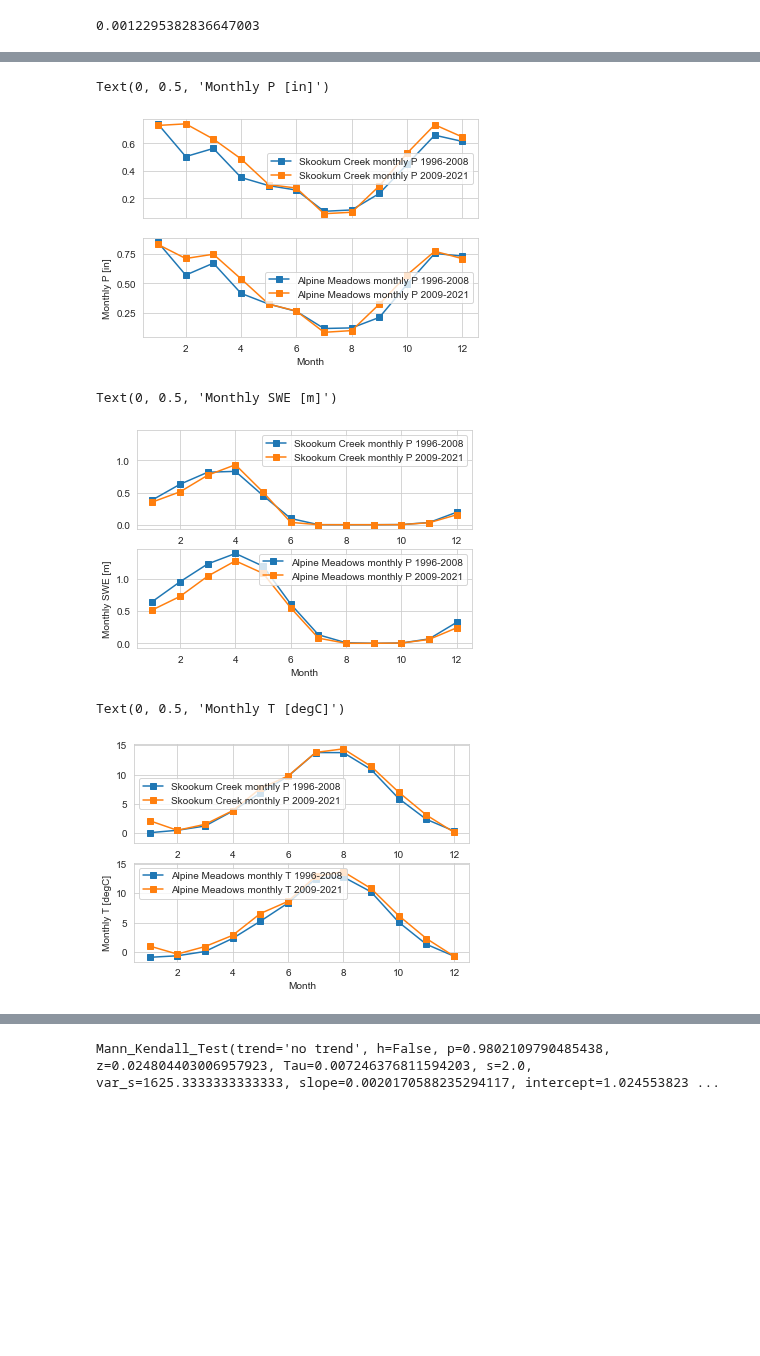
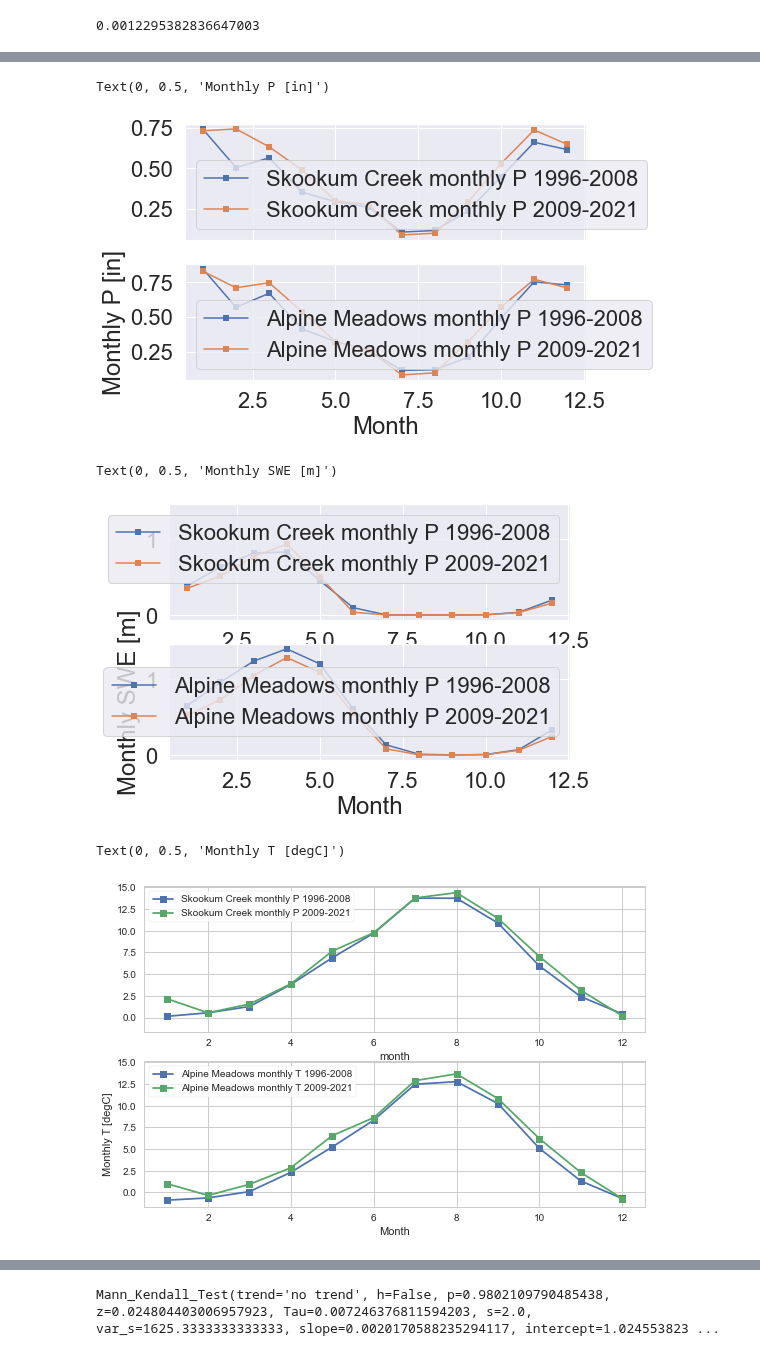
Before and after one commit to NCristea/Snow_SCL, a Jupyter notebook: visualize_SWE_met.ipynb, the cells around one changed output, grey strips where cells are left out. Drawn from its saved outputs; the diff is of its cells as text; code cells hidden in the pictures; blank space fills up the shorter version.

Commit message:
make SWE plots for paper

```diff
--- a/visualize_SWE_met.ipynb
+++ b/visualize_SWE_met.ipynb
@@ -60,8 +60,9 @@ snotel_Skookum = snotel_data(path_Skookum)
 snotel_Alpine = snotel_data(path_Alpine)
 # %%
 #plot SNOTELS:
-ax = snotel_Skookum.plot(kind='line',  y = 'SWE_m', label = 'Skookum Creek, zzz m')
-snotel_Alpine.plot(kind='line', y = 'SWE_m', label = 'Alpine Meadows, zz m', ax = ax)
+plt.style.use('seaborn-paper')
+ax = snotel_Skookum.plot(kind='line',  y = 'SWE_m', label = 'Skookum Creek, 1009 m')
+snotel_Alpine.plot(kind='line', y = 'SWE_m', label = 'Alpine Meadows, 1067 m', ax = ax)
 ax.set_xlim([datetime(1995, 1, 21), datetime(2019, 12, 1)])
 plt.xlabel('Time')
 plt.ylabel('SWE [m]')
@@ -131,5 +131,0 @@ Text(0, 0.5, 'Max SWE [m]')
-# %%
-sns.set(font_scale=2)
-sns.relplot(x = Skook_T.values, y = Skook_max_SWE.values,
-            sizes=(40, 400), alpha=.5, palette="muted",
-            height=6)
@@ -355,7 +348,7 @@ plt.xlabel('Month')
 plt.ylabel('Monthly P [in]')
 # %% [output]
 Text(0, 0.5, 'Monthly P [in]')
-[figure, old version]
+[figure, new version]
 # %%
 fig, (ax1, ax2) = plt.subplots(2, 1, sharey = True)
 
@@ -378,29 +371,31 @@ plt.xlabel('Month')
 plt.ylabel('Monthly SWE [m]')
 # %% [output]
 Text(0, 0.5, 'Monthly SWE [m]')
-[figure, old version]
+[figure, new version]
 # %%
 fig, (ax1, ax2) = plt.subplots(2, 1, sharey = True)
 
 Skook_monthly_pre['Tmean_C'].to_dataframe().plot(style="s-", ax = ax1)
 Skook_monthly_post['Tmean_C'].to_dataframe().plot(style="s-", ax = ax1)
 plt.ylabel('Monthly T [degC]')
 location = 0 # For the best location
 legend_drawn_flag = True
+plt.style.use('seaborn-whitegrid')
 ax1.legend(["Skookum Creek monthly P 1996-2008", "Skookum Creek monthly P 2009-2021"], loc = 0, frameon = legend_drawn_flag)
 #plt.xlabel('Month')
 
 
 Alpine_monthly_pre['Tmean_C'].to_dataframe().plot(style="s-", ax = ax2)
 Alpine_monthly_post['Tmean_C'].to_dataframe().plot(style="s-", ax = ax2)
 location = 0 # For the best location
 legend_drawn_flag = True
+plt.style.use('seaborn-whitegrid')
 ax2.legend(["Alpine Meadows monthly T 1996-2008", "Alpine Meadows monthly T 2009-2021"], loc = 0, frameon = legend_drawn_flag)
 plt.xlabel('Month')
 plt.ylabel('Monthly T [degC]')
 # %% [output]
 Text(0, 0.5, 'Monthly T [degC]')
-[figure, old version]
+[figure, new version]
 # %%
 Alpine_P = snotel_Alpine.loc['1996-10-1':'2021-09-30'].groupby('water_year')['daily_P_in'].sum()
 Skook_P = snotel_Skookum.loc['1996-10-1':'2021-09-30'].groupby('water_year')['daily_P_in'].sum()
```
Also changed, not shown: parts of 16 cells of this notebook, 4 other files.
